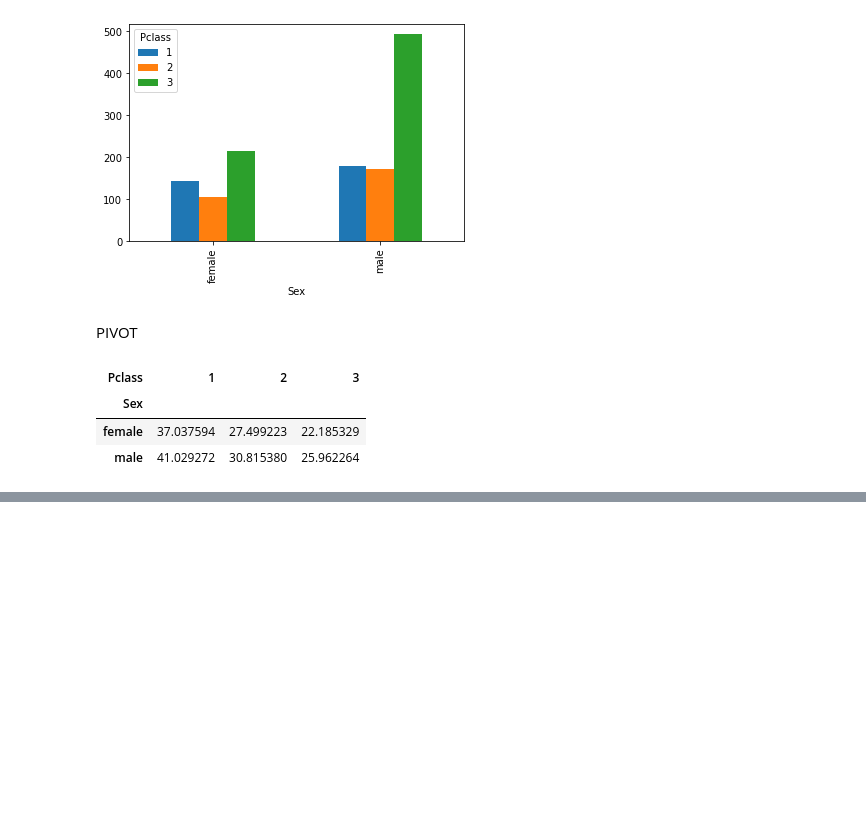
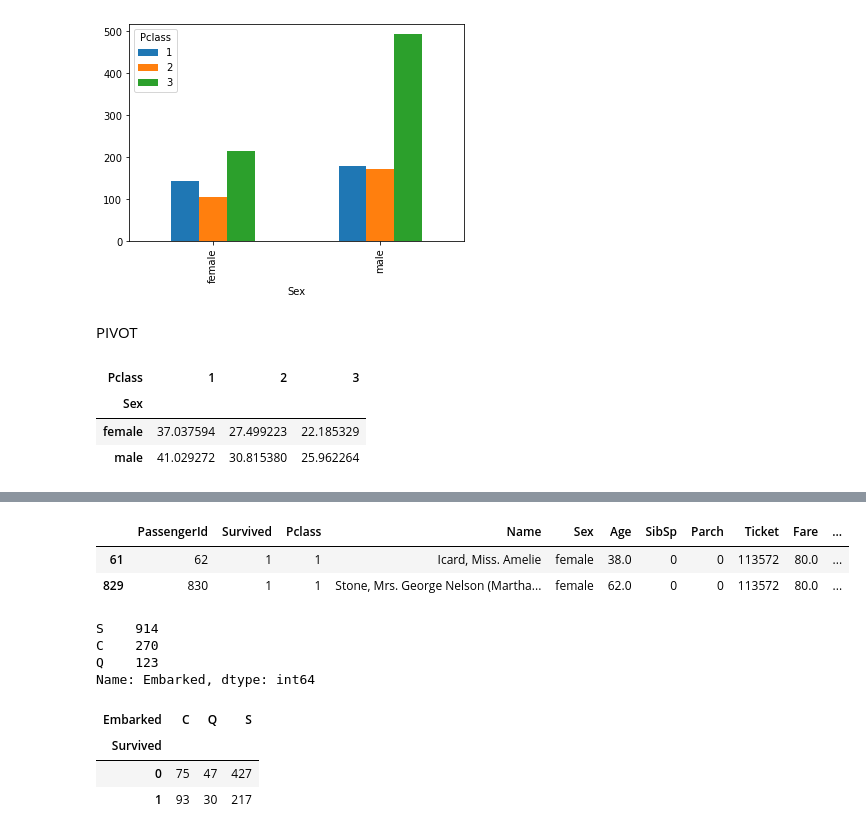
Before and after one commit to gbolahanolumade/Visual, a Jupyter notebook: Visual.ipynb, the cells around one changed output, grey strips where cells are left out. Cells and saved outputs as stored; diff of their text form; code cells hidden in the pictures; blank space fills up the shorter version.

Commit message:
Missing Values

```diff
--- a/Visual.ipynb
+++ b/Visual.ipynb
@@ -400,0 +439,20 @@ df.groupby([''])
+# %%
+df[df.Embarked.isnull()]
+# %% [output]
+|  | PassengerId | Survived | Pclass | Name | Sex | Age | SibSp | Parch | Ticket | Fare | ... |
+| 61 | 62 | 1 | 1 | Icard, Miss. Amelie | female | 38.0 | 0 | 0 | 113572 | 80.0 | ... |
+| 829 | 830 | 1 | 1 | Stone, Mrs. George Nelson (Martha... | female | 62.0 | 0 | 0 | 113572 | 80.0 | ... |
+# %%
+df.Embarked.value_counts()
+# %% [output]
+S    914
+C    270
+Q    123
+Name: Embarked, dtype: int64
+# %%
+pd.crosstab(df[df.Survived !=-888].Survived, df[df.Survived != -888].Embarked)
+# %% [output]
+| Embarked | C | Q | S |
+| Survived |  |  |  |
+| 0 | 75 | 47 | 427 |
+| 1 | 93 | 30 | 217 |
```
Also changed, not shown: parts of 7 cells of this notebook.
